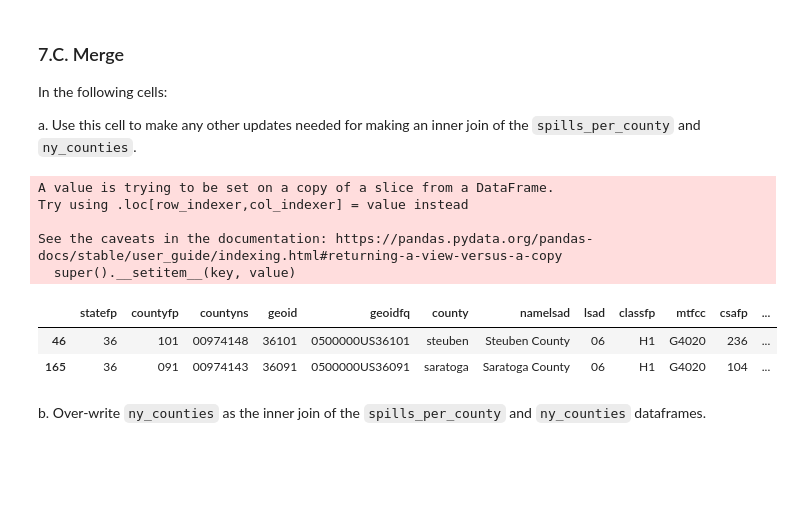
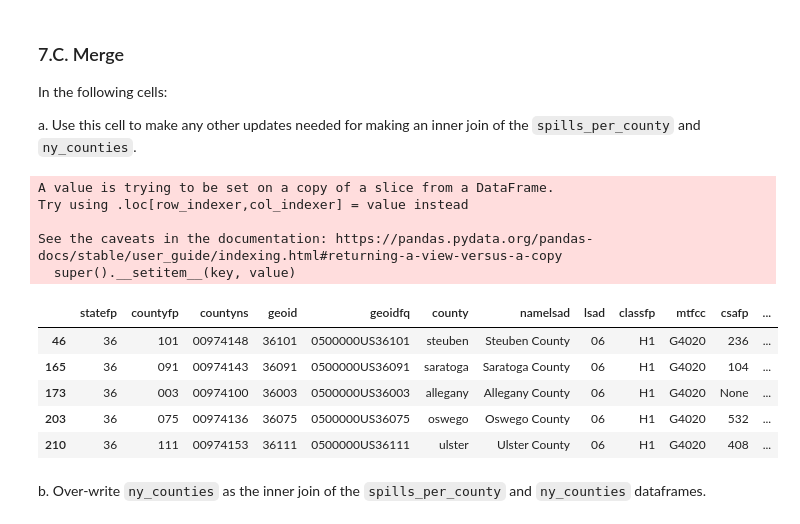
Before and after one commit to marietolteca00/eds220-hwk3, a Jupyter notebook: hwk3-task1-spills.ipynb, the cells around one changed output. Drawn from its saved outputs; the diff is of its cells as text; code cells hidden in the pictures; blank space fills up the shorter version.

```diff
--- a/hwk3-task1-spills.ipynb
+++ b/hwk3-task1-spills.ipynb
@@ -756,20 +789,23 @@ a. Use this cell to make any other updates needed for making an inner join of th
 # %%
 # Lowercase values in county column
 spills_per_county['county'] = spills_per_county['county'].str.lower()
 ny_counties['name'] = ny_counties['name'].str.lower()
 # Renaming column on ny_counties to match spills per county
 ny_counties = ny_counties.rename(columns={'name': 'county'})
 # Verify column name change
-ny_counties.head(2)
+ny_counties.head()
 # %% [output]
 A value is trying to be set on a copy of a slice from a DataFrame.
 Try using .loc[row_indexer,col_indexer] = value instead
 
 See the caveats in the documentation: https://pandas.pydata.org/pandas-docs/stable/user_guide/indexing.html#returning-a-view-versus-a-copy
   super().__setitem__(key, value)
 |  | statefp | countyfp | countyns | geoid | geoidfq | county | namelsad | lsad | classfp | mtfcc | csafp | ... |
 | 46 | 36 | 101 | 00974148 | 36101 | 0500000US36101 | steuben | Steuben County | 06 | H1 | G4020 | 236 | ... |
 | 165 | 36 | 091 | 00974143 | 36091 | 0500000US36091 | saratoga | Saratoga County | 06 | H1 | G4020 | 104 | ... |
+| 173 | 36 | 003 | 00974100 | 36003 | 0500000US36003 | allegany | Allegany County | 06 | H1 | G4020 | None | ... |
+| 203 | 36 | 075 | 00974136 | 36075 | 0500000US36075 | oswego | Oswego County | 06 | H1 | G4020 | 532 | ... |
+| 210 | 36 | 111 | 00974153 | 36111 | 0500000US36111 | ulster | Ulster County | 06 | H1 | G4020 | 408 | ... |
 # %% [markdown]
 b. Over-write `ny_counties` as the  inner join of the `spills_per_county` and `ny_counties` dataframes.
 # %%
```
Also changed, not shown: parts of 7 cells of this notebook.
